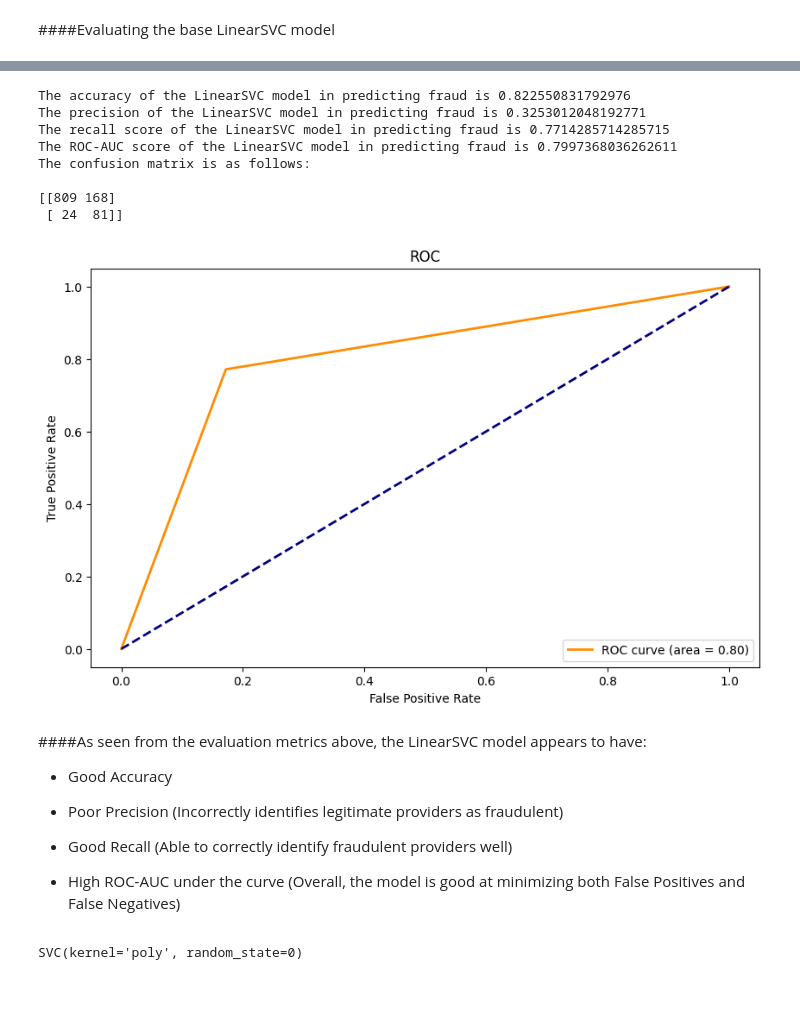
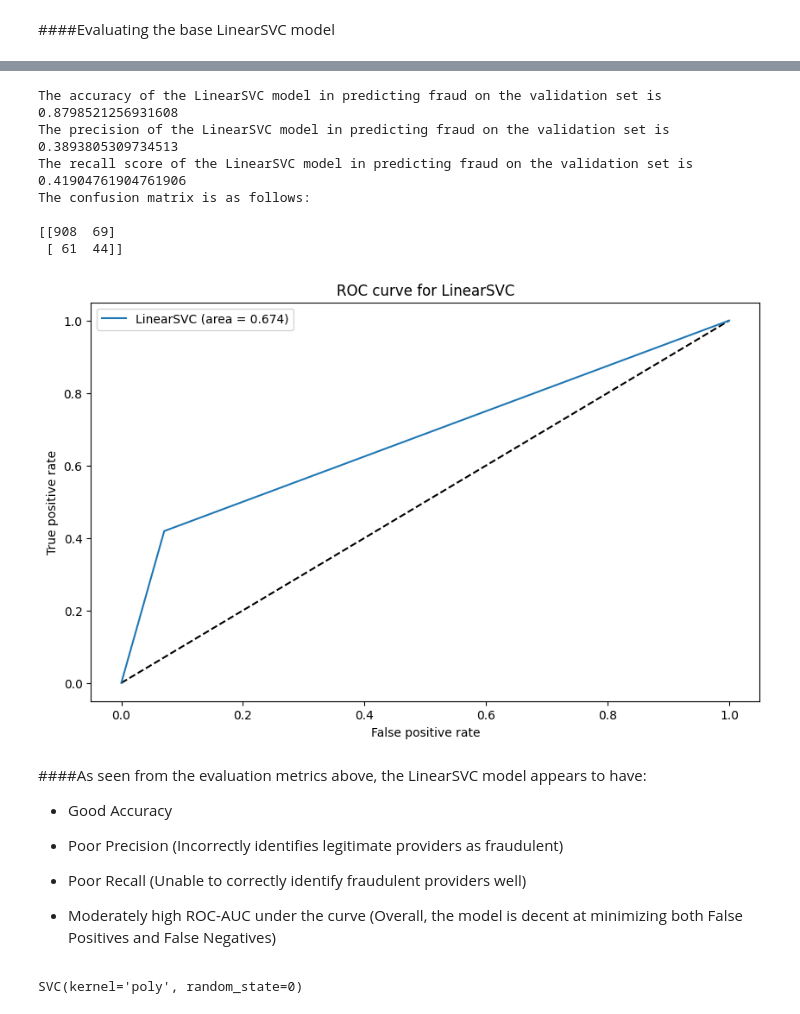
Before and after one commit to HiredOne/BT4012_G7, a Jupyter notebook: SVM+RandomForest.ipynb, the cells around one changed output, grey strips where cells are left out. Drawn from its saved outputs; the diff is of its cells as text; code cells hidden in the pictures.

```diff
--- a/SVM+RandomForest.ipynb
+++ b/SVM+RandomForest.ipynb
@@ -823,12 +832,12 @@ LinearSVC(random_state=0)
 # Rename the X_val features for predictions to be made
 replace_with = []
 
-for col in X_val_final.columns:
+for col in X_val.columns:
   col = col.replace("val", "train")
   replace_with.append(col)
 
-X_val_final.columns = replace_with
-X_val_final.head()
+X_val.columns = replace_with
+X_val.head()
 # %% [output]
 |  | COUNT(X_train) | MAX(X_train.AdmitForDays) | MAX(X_train.Age) | MAX(X_train.AttendingPhysician_ce) | MAX(X_train.ChronicCond_Alzheimer) | ... |
 | Provider |  |  |  |  |  | ... |
@@ -840,44 +872,41 @@ X_val_final.head()
 # %%
 # Make fraud predictions on validation set
-y_pred = linear_svc.predict(X_val_final)
+y_pred_val = linear_svc.predict(X_val)
 
-# Print out the evaluation metrics on the validation set
-acc_val = accuracy_score(y_val['PotentialFraud'], y_pred)
-prec_val = precision_score(y_val['PotentialFraud'], y_pred)
-recall_val = recall_score(y_val['PotentialFraud'], y_pred)
-roc_auc_val = roc_auc_score(y_val['PotentialFraud'], y_pred)
-confusion_val = confusion_matrix(y_val['PotentialFraud'], y_pred)
+# Print out the evaluation metrics on the training set
+acc_val = accuracy_score(y_val, y_pred_val)
+prec_val = precision_score(y_val, y_pred_val)
+recall_val = recall_score(y_val, y_pred_val)
+confusion_val = confusion_matrix(y_val, y_pred_val)
 
-print(f"The accuracy of the LinearSVC model in predicting fraud is {acc_val}")
-print(f"The precision of the LinearSVC model in predicting fraud is {prec_val}")
-print(f"The recall score of the LinearSVC model in predicting fraud is {recall_val}")
-print(f"The ROC-AUC score of the LinearSVC model in predicting fraud is {roc_auc_val}")
+print(f"The accuracy of the LinearSVC model in predicting fraud on the validation set is {acc_val}")
+print(f"The precision of the LinearSVC model in predicting fraud on the validation set is {prec_val}")
+print(f"The recall score of the LinearSVC model in predicting fraud on the validation set is {recall_val}")
 print(f"The confusion matrix is as follows: \n")
 print(confusion_val)
 # %% [output]
-The accuracy of the LinearSVC model in predicting fraud is 0.822550831792976
-The precision of the LinearSVC model in predicting fraud is 0.3253012048192771
-The recall score of the LinearSVC model in predicting fraud is 0.7714285714285715
-The ROC-AUC score of the LinearSVC model in predicting fraud is 0.7997368036262611
+The accuracy of the LinearSVC model in predicting fraud on the validation set is 0.8798521256931608
+The precision of the LinearSVC model in predicting fraud on the validation set is 0.3893805309734513
+The recall score of the LinearSVC model in predicting fraud on the validation set is 0.41904761904761906
 The confusion matrix is as follows:
 
-[[809 168]
- [ 24  81]]
+[[908  69]
+ [ 61  44]]
 # %%
-# plot the AUC curve
-fpr, tpr, threshold = roc_curve(y_val['PotentialFraud'], y_pred)
-roc_auc = auc(fpr, tpr)
+# plot the ROC curve
+fpr, tpr, thresholds = roc_curve(y_val, y_pred_val)
+auc_linear = auc(fpr, tpr)
 
 plt.figure(figsize=(10, 6))
-plt.plot(fpr, tpr, color='darkorange', lw=2, label=f'ROC curve (area = {roc_auc:.2f})')
-plt.plot([0, 1], [0, 1], color='navy', lw=2, linestyle='--')
-plt.xlabel('False Positive Rate')
-plt.ylabel('True Positive Rate')
-plt.title('ROC')
-plt.legend(loc="lower right")
+plt.plot([0, 1], [0, 1], 'k--')
+plt.plot(fpr, tpr, label='LinearSVC (area = {:.3f})'.format(auc_linear))
+plt.xlabel('False positive rate')
+plt.ylabel('True positive rate')
+plt.title('ROC curve for LinearSVC')
+plt.legend(loc='best')
 plt.show()
 # %% [output]
-[figure, old version]
+[figure, new version]
 # %% [markdown]
 ####As seen from the evaluation metrics above, the LinearSVC model appears to have:
 
@@ -885,9 +914,9 @@ plt.show()
 
 - Poor Precision (Incorrectly identifies legitimate providers as fraudulent)
 
-- Good Recall (Able to correctly identify fraudulent providers well)
+- Poor Recall (Unable to correctly identify fraudulent providers well)
 
-- High ROC-AUC under the curve (Overall, the model is good at minimizing both False Positives and False Negatives)
+- Moderately high ROC-AUC under the curve (Overall, the model is decent at minimizing both False Positives and False Negatives)
 # %%
 # Now we proceed to fit the model to a SVM using the polynomial Kernel
 poly_svm = SVC(kernel='poly', random_state=0)
```
Also changed, not shown: parts of 63 cells of this notebook.
